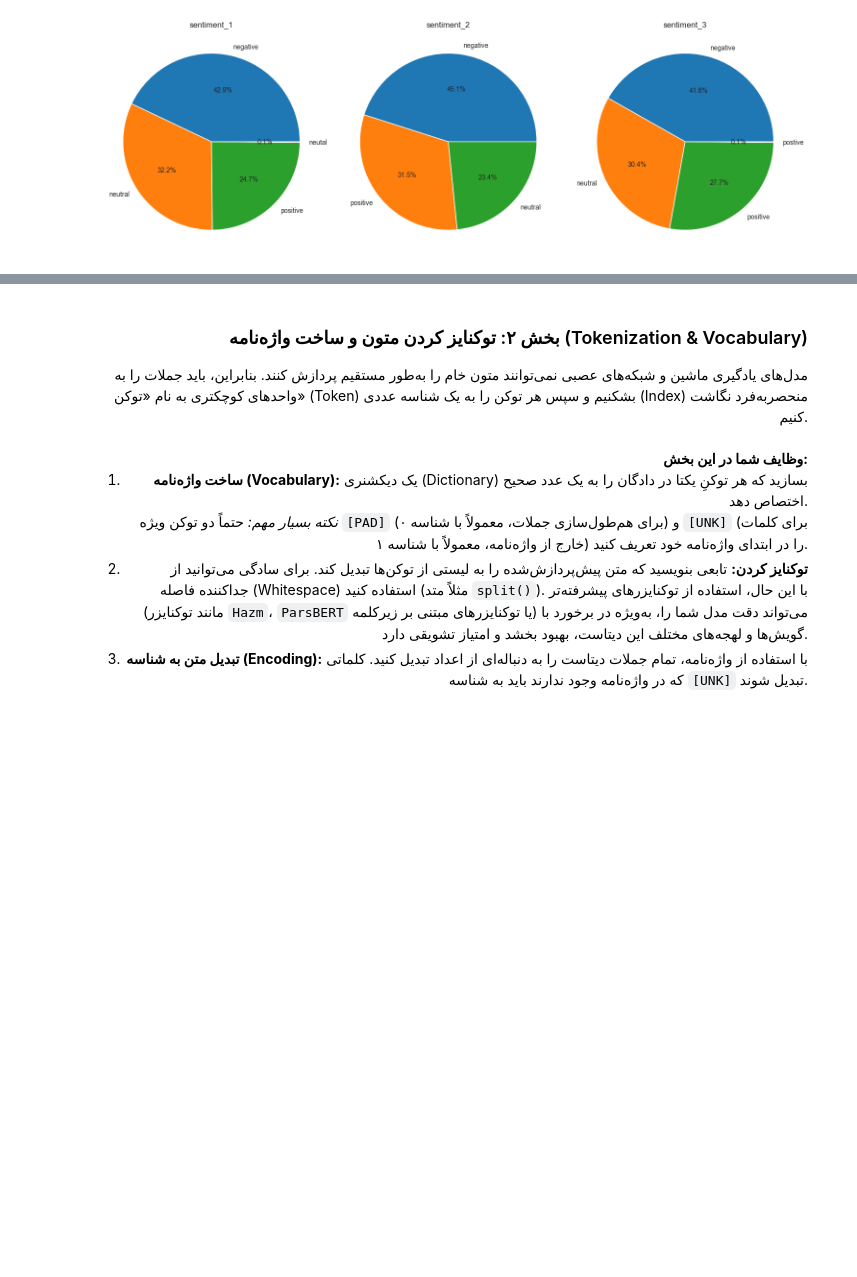
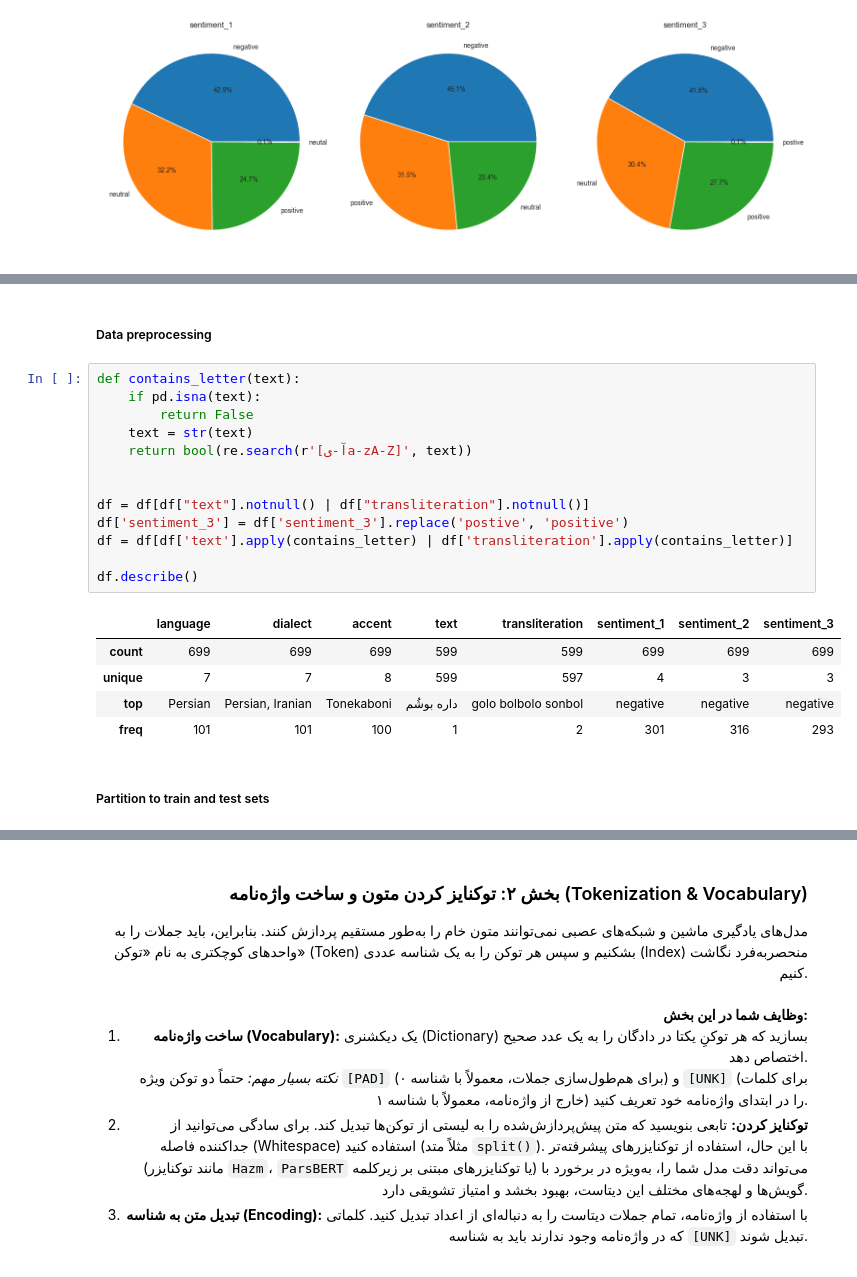
Before and after one commit to AmirhosseinRHT/Natural-Language-Processing-Projects, a Jupyter notebook: CA2/CA2.ipynb, the cells around one changed output, grey strips where cells are left out. Saved outputs shown, nothing was run; the diff lists cells and outputs as text; blank space fills up the shorter version.

Commit message:
Add(CA2): added train test split with handling per class proportion

```diff
--- a/CA2/CA2.ipynb
+++ b/CA2/CA2.ipynb
@@ -230,0 +203,23 @@ plt.show()
+# %% [markdown]
+##### Data preprocessing
+# %%
+def contains_letter(text):
+    if pd.isna(text):
+        return False
+    text = str(text)
+    return bool(re.search(r'[آ-یa-zA-Z]', text))
+
+
+df = df[df["text"].notnull() | df["transliteration"].notnull()]
+df['sentiment_3'] = df['sentiment_3'].replace('postive', 'positive')
+df = df[df['text'].apply(contains_letter) | df['transliteration'].apply(contains_letter)]
+
+df.describe()
+# %% [output]
+|  | language | dialect | accent | text | transliteration | sentiment_1 | sentiment_2 | sentiment_3 |
+| count | 699 | 699 | 699 | 599 | 599 | 699 | 699 | 699 |
+| unique | 7 | 7 | 8 | 599 | 597 | 4 | 3 | 3 |
+| top | Persian | Persian, Iranian | Tonekaboni | داره بوشُم | golo bolbolo sonbol | negative | negative | negative |
+| freq | 101 | 101 | 100 | 1 | 2 | 301 | 316 | 293 |
+# %% [markdown]
+##### Partition to train and test sets
```
Also changed, not shown: parts of 3 cells of this notebook.
